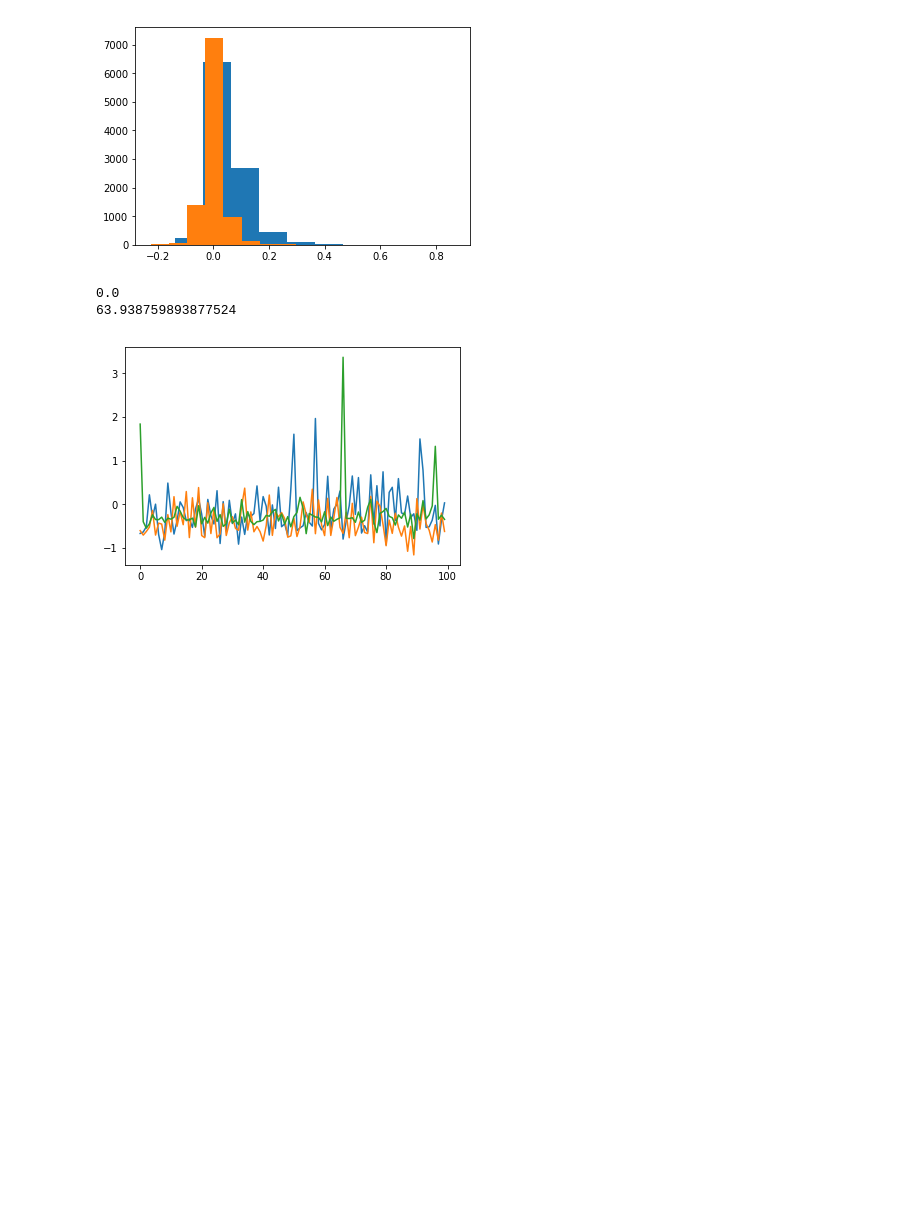
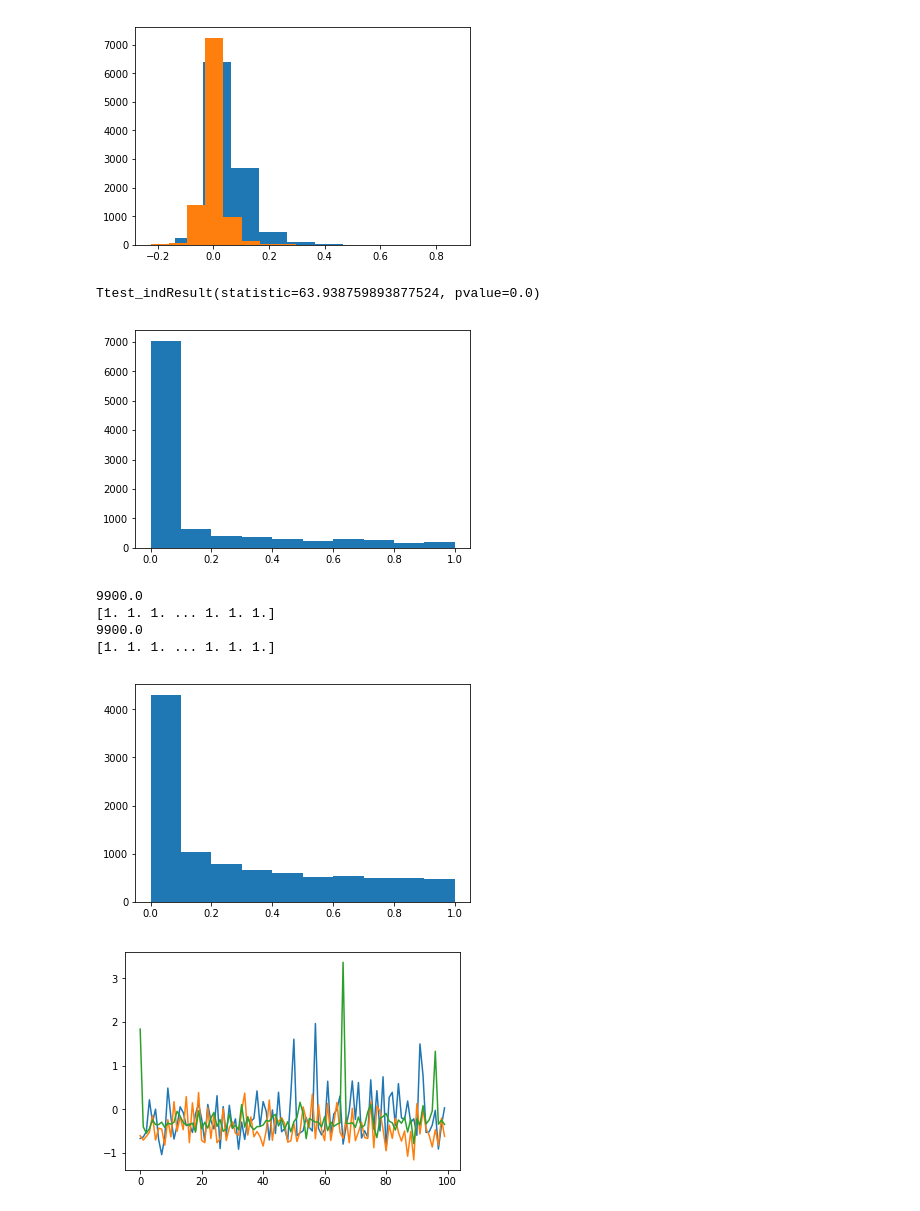
Before and after one commit to MouseLand/EnsemblePursuit, a Jupyter notebook: Visualizations/CorrelationsWithinEnsemble.ipynb, the cells around one changed output. Drawn from its saved outputs; the diff is of its cells as text; code cells hidden in the pictures; blank space fills up the shorter version.

Commit message:
add statistical tests

```diff
--- a/Visualizations/CorrelationsWithinEnsemble.ipynb
+++ b/Visualizations/CorrelationsWithinEnsemble.ipynb
@@ -51,12 +51,47 @@ print(np.mean(corr_lst),np.mean(corr_lst_orig))
 [figure]
 # %%
 from scipy import stats
-t, p = stats.ttest_ind(corr_lst,corr_lst_orig)
-print(p)
-print(t)
+stats.ttest_ind(corr_lst,corr_lst_orig)
+#print(p)
+#print(t)
 # %% [output]
-0.0
-63.938759893877524
+Ttest_indResult(statistic=63.938759893877524, pvalue=0.0)
+# %%
+from scipy.stats.stats import pearsonr
+p_lst=[]
+p_lst_orig=[]
+for i in range(0,100):
+    for j in range(0,100):
+        if j!=i:
+            #print(j,i)
+            corr,p=pearsonr(ensemble_X[j,:],ensemble_X[i,:])
+            p_lst.append(p)
+            corr2,p2=pearsonr(X[j,:],X[i,:])
+            p_lst_orig.append(p2)
+#print(corr_lst)
+#print(corr_lst_orig)
+plt.hist(p_lst)
+plt.show()
+plt.hist(p_lst_orig)
+p_lst=np.array(p_lst)
+p_lst[p_lst>0.05]=0
+p_lst[p_lst<0.05]=1
+
+p_lst_orig=np.array(p_lst_orig)
+p_lst_orig[p_lst_orig>0.05]=0
+p_lst_orig[p_lst_orig<0.05]=1
+
+print(np.sum(p_lst))
+print(p_lst)
+print(np.sum(p_lst_orig))
+print(p_lst_orig)
+# %% [output]
+[figure, added]
+9900.0
+[1. 1. 1. ... 1. 1. 1.]
+9900.0
+[1. 1. 1. ... 1. 1. 1.]
+[figure, added]
 # %%
 for j in range(0,3):
     plt.plot(ensemble_X[j,0:100])
```
